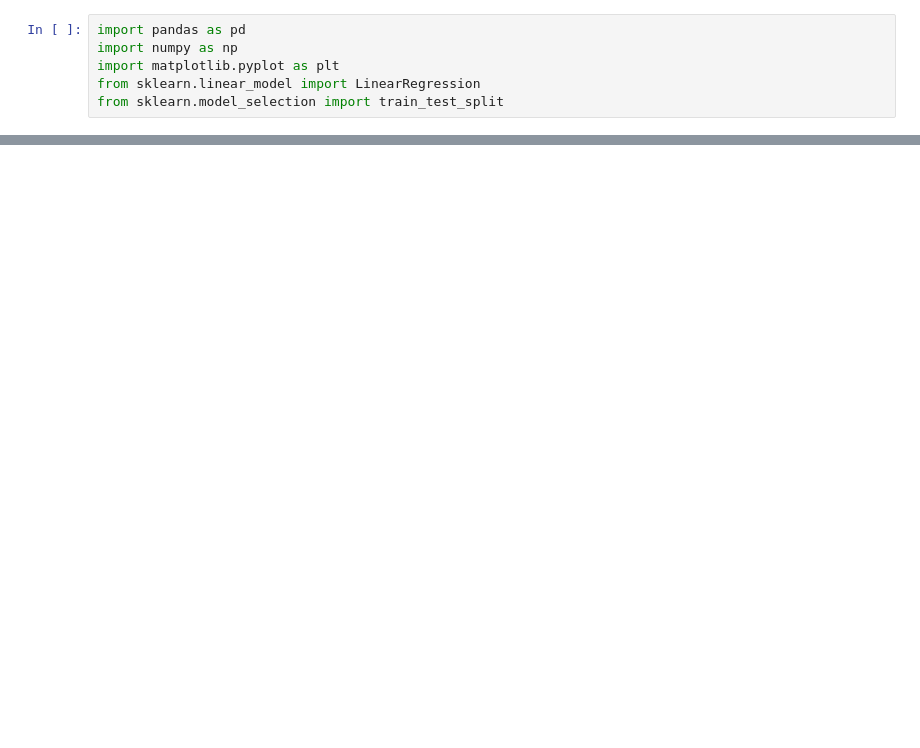
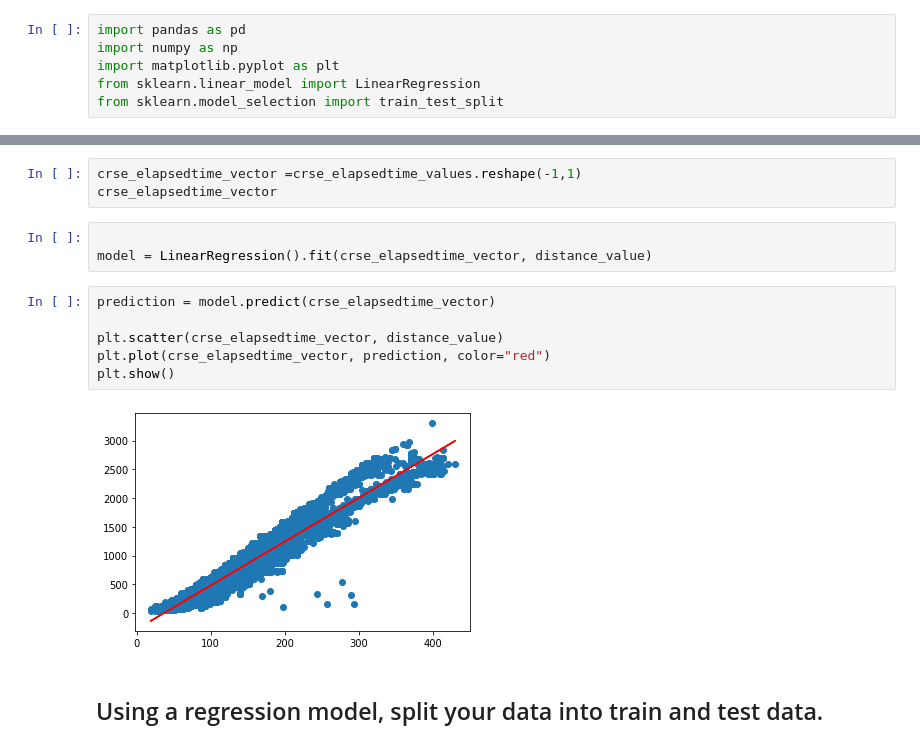
Before and after one commit to monaSalih/linear_regressions, a Jupyter notebook: regression.ipynb, the cells around one changed output, grey strips where cells are left out. Saved outputs shown, nothing was run; the diff lists cells and outputs as text; blank space fills up the shorter version.

```diff
--- a/regression.ipynb
+++ b/regression.ipynb
@@ -42,0 +50,16 @@ memory usage: 384.0+ bytes
+# %%
+crse_elapsedtime_vector =crse_elapsedtime_values.reshape(-1,1)
+crse_elapsedtime_vector
+# %%
+
+model = LinearRegression().fit(crse_elapsedtime_vector, distance_value)
+# %%
+prediction = model.predict(crse_elapsedtime_vector)
+
+plt.scatter(crse_elapsedtime_vector, distance_value)
+plt.plot(crse_elapsedtime_vector, prediction, color="red")
+plt.show()
+# %% [output]
+[figure, added]
+# %% [markdown]
+## Using a regression model, split your data into train and test data.
```
Also changed, not shown: parts of 18 cells of this notebook, 6 other files.
